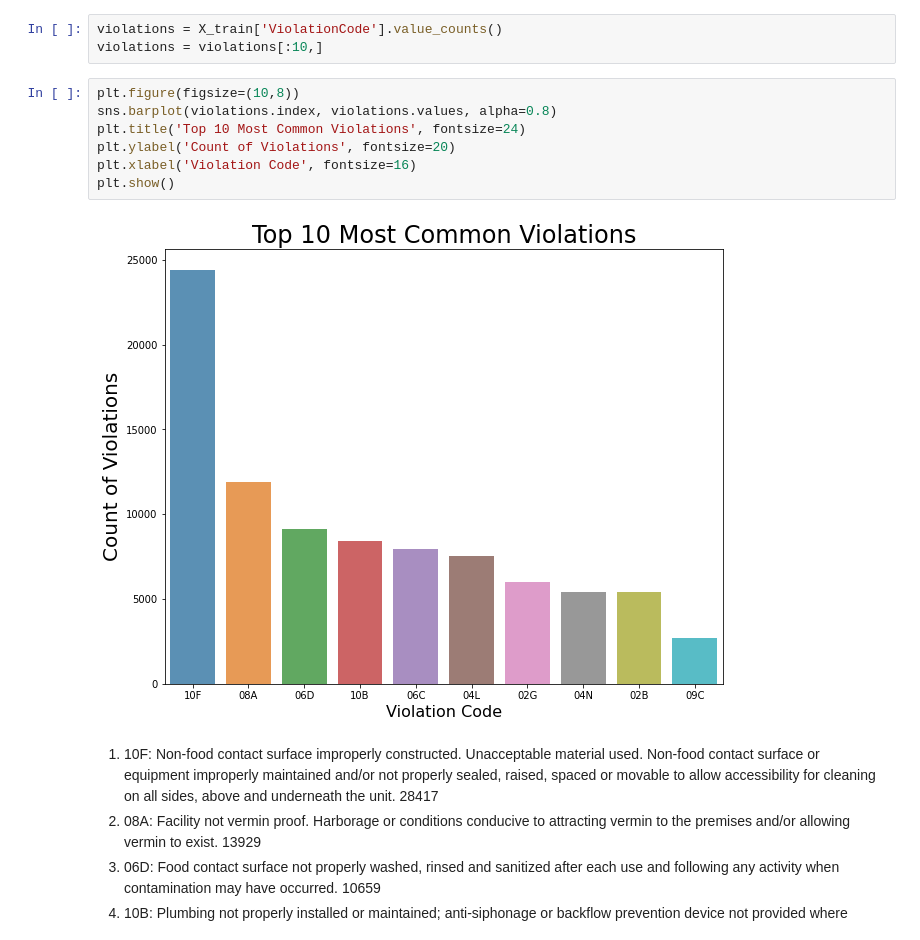
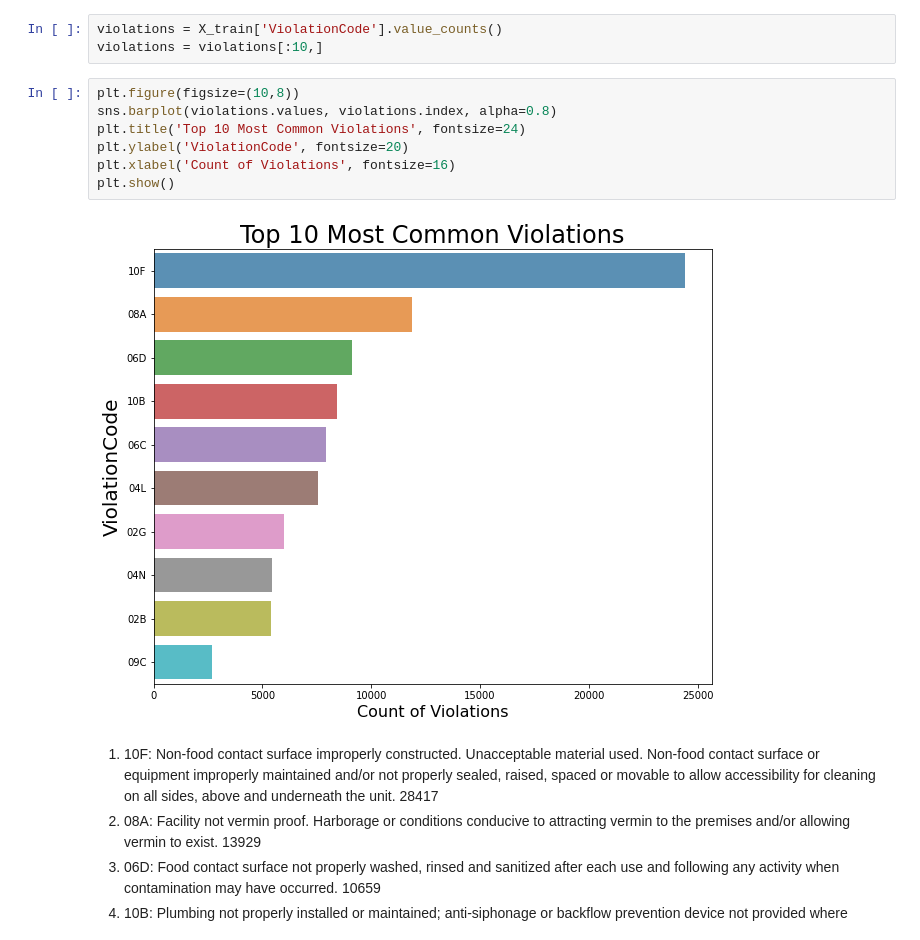
Before and after one commit to adcm2292/phase-3-project-nyc-restaurant-inspections, a Jupyter notebook: RestaurantInspections/Notebooks/EDA-by-Violations.ipynb, the cells around one changed output. Drawn from its saved outputs; the diff is of its cells as text.

```diff
--- a/RestaurantInspections/Notebooks/EDA-by-Violations.ipynb
+++ b/RestaurantInspections/Notebooks/EDA-by-Violations.ipynb
@@ -14,13 +14,13 @@ violations = X_train['ViolationCode'].value_counts()
 violations = violations[:10,]
 # %%
 plt.figure(figsize=(10,8))
-sns.barplot(violations.index, violations.values, alpha=0.8)
+sns.barplot(violations.values, violations.index, alpha=0.8)
 plt.title('Top 10 Most Common Violations', fontsize=24)
-plt.ylabel('Count of Violations', fontsize=20)
-plt.xlabel('Violation Code', fontsize=16)
+plt.ylabel('ViolationCode', fontsize=20)
+plt.xlabel('Count of Violations', fontsize=16)
 plt.show()
 # %% [output]
-[figure, old version]
+[figure, new version]
 # %% [markdown]
 1. 10F: Non-food contact surface improperly constructed. Unacceptable material used. Non-food contact surface or equipment improperly maintained and/or not properly sealed, raised, spaced or movable to allow accessibility for cleaning on all sides, above and underneath the unit.        28417
 2. 08A: Facility not vermin proof. Harborage or conditions conducive to attracting vermin to the premises and/or allowing vermin to exist. 13929
```
Also changed, not shown: parts of 1 cell of this notebook, 3 other files.
